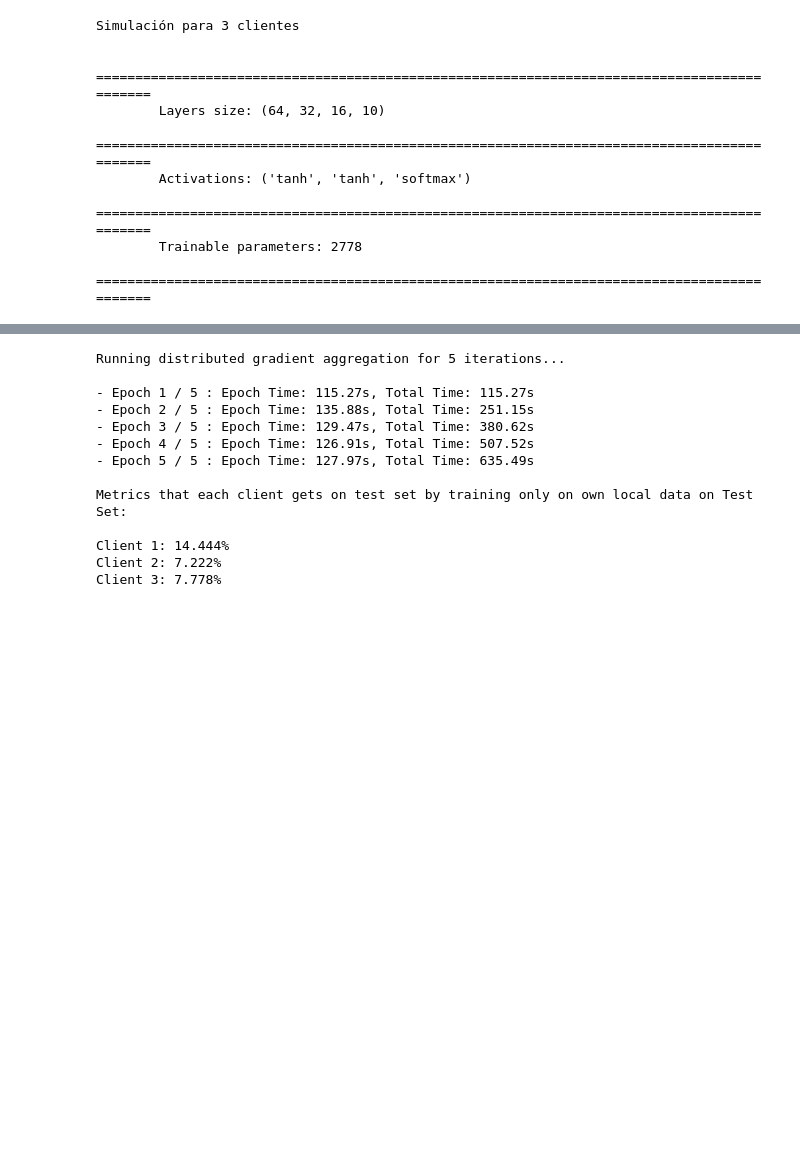
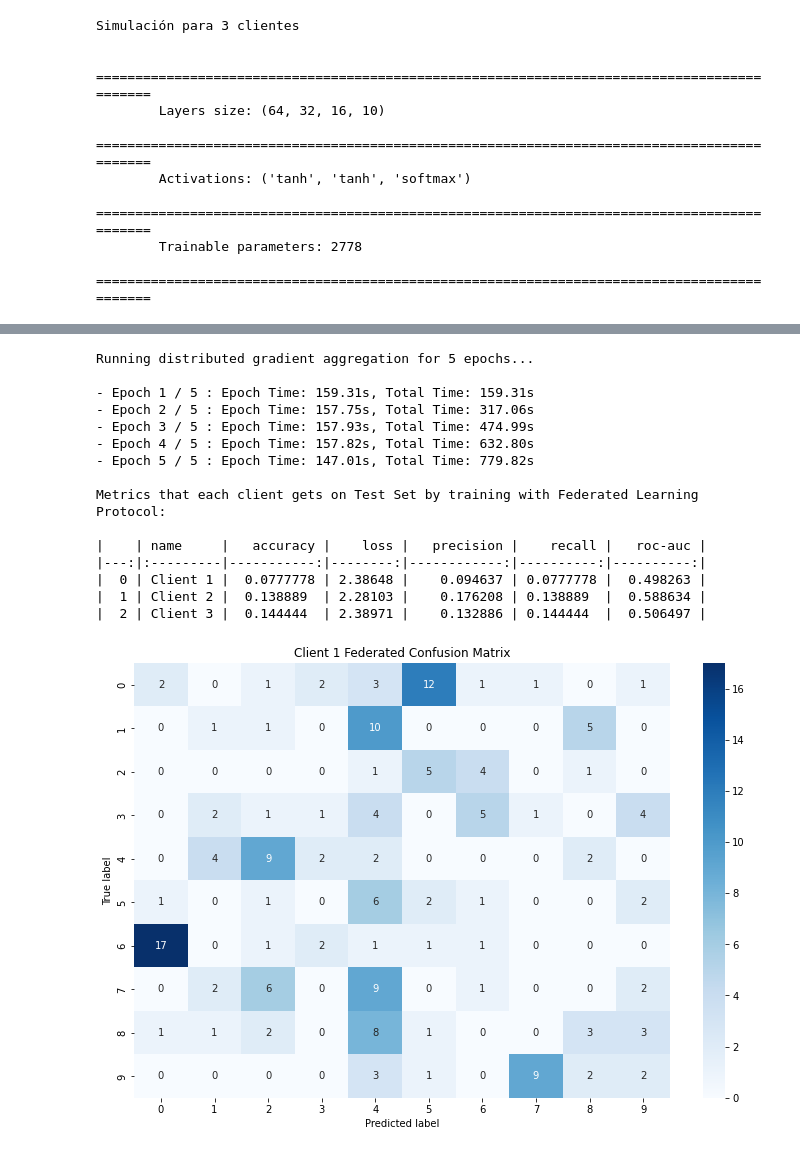
Before and after one commit to camaranto/msc_thesis, a Jupyter notebook: src/protocol.ipynb, the cells around one changed output, grey strips where cells are left out. Saved outputs shown, nothing was run; the diff lists cells and outputs as text; code cells hidden in the pictures; blank space fills up the shorter version.

```diff
--- a/src/protocol.ipynb
+++ b/src/protocol.ipynb
@@ -53,16 +60,19 @@ Client 3: 7.222%
 # %%
-simulation.run_federated()
+simulation.run_federated(plot=True)
 # %% [output]
-Running distributed gradient aggregation for 5 iterations...
+Running distributed gradient aggregation for 5 epochs...
 
-- Epoch 1 / 5 : Epoch Time: 115.27s, Total Time: 115.27s
-- Epoch 2 / 5 : Epoch Time: 135.88s, Total Time: 251.15s
-- Epoch 3 / 5 : Epoch Time: 129.47s, Total Time: 380.62s
-- Epoch 4 / 5 : Epoch Time: 126.91s, Total Time: 507.52s
-- Epoch 5 / 5 : Epoch Time: 127.97s, Total Time: 635.49s
+- Epoch 1 / 5 : Epoch Time: 159.31s, Total Time: 159.31s
+- Epoch 2 / 5 : Epoch Time: 157.75s, Total Time: 317.06s
+- Epoch 3 / 5 : Epoch Time: 157.93s, Total Time: 474.99s
+- Epoch 4 / 5 : Epoch Time: 157.82s, Total Time: 632.80s
+- Epoch 5 / 5 : Epoch Time: 147.01s, Total Time: 779.82s
 
-Metrics that each client gets on test set by training only on own local data on Test Set:
+Metrics that each client gets on Test Set by training with Federated Learning Protocol:
 
-Client 1: 14.444%
-Client 2: 7.222%
-Client 3: 7.778%
+|    | name     |   accuracy |    loss |   precision |    recall |   roc-auc |
+|---:|:---------|-----------:|--------:|------------:|----------:|----------:|
+|  0 | Client 1 |  0.0777778 | 2.38648 |    0.094637 | 0.0777778 |  0.498263 |
+|  1 | Client 2 |  0.138889  | 2.28103 |    0.176208 | 0.138889  |  0.588634 |
+|  2 | Client 3 |  0.144444  | 2.38971 |    0.132886 | 0.144444  |  0.506497 |
+[figure, added]
```
Also changed, not shown: parts of 3 cells of this notebook, 3 other files.
